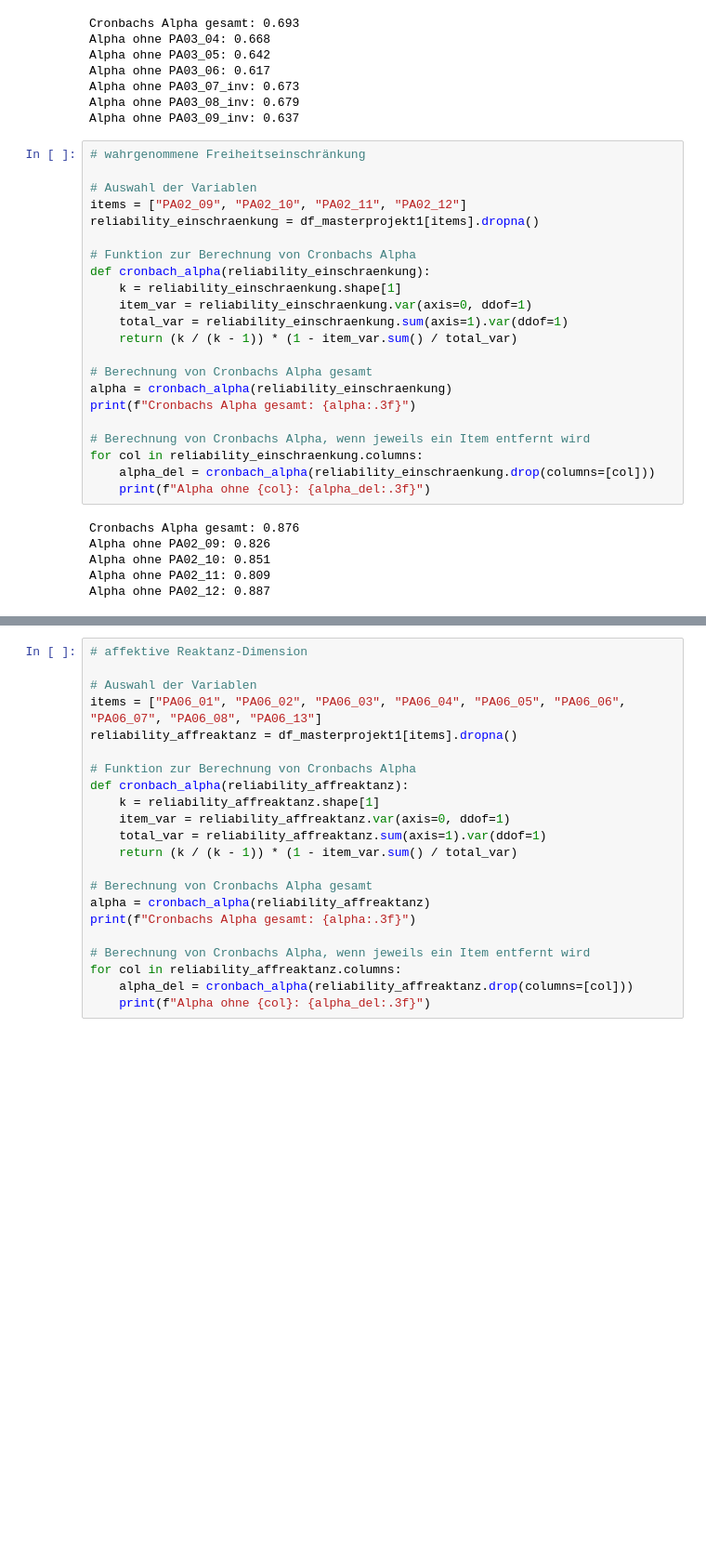
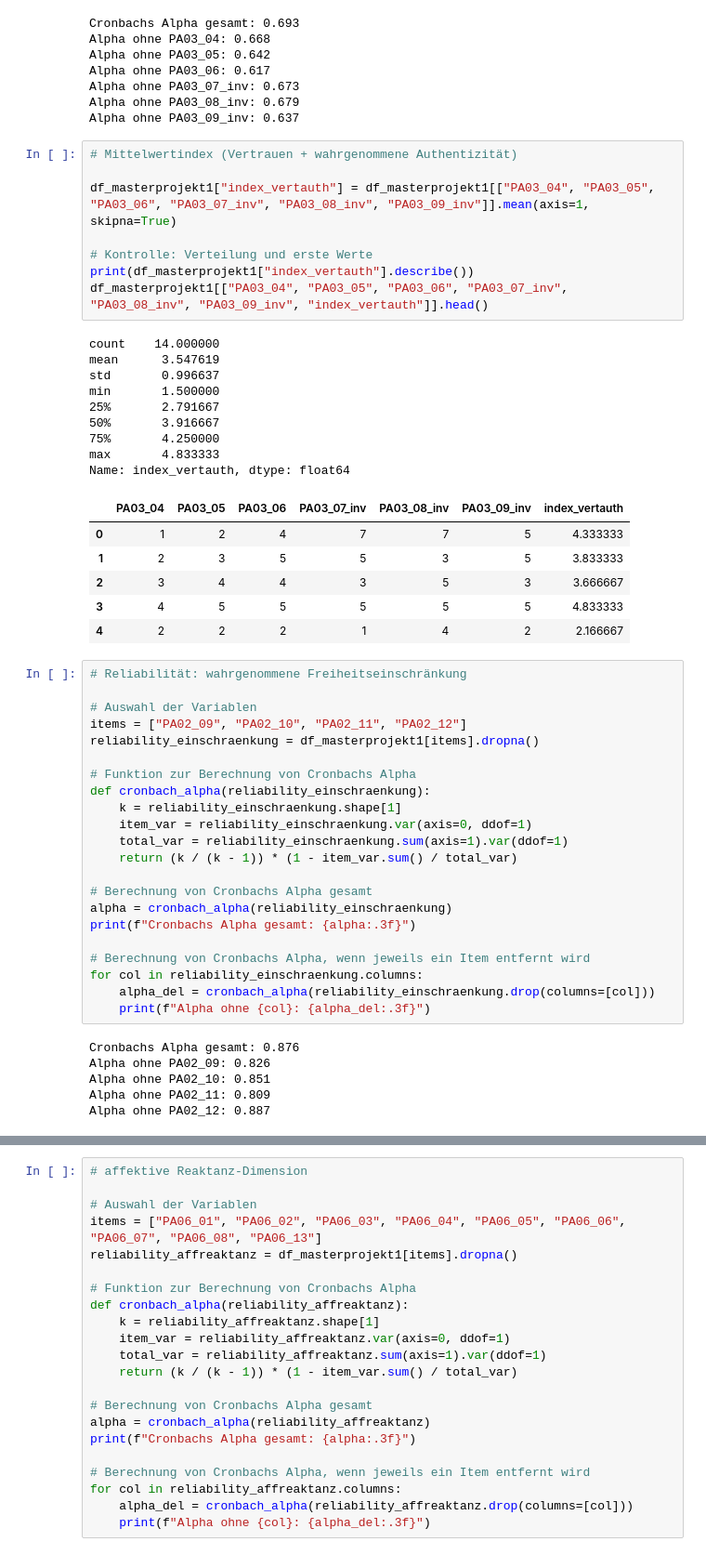
Before and after one commit to lara-polat/KI_Demokratie, a Jupyter notebook: analysis1.ipynb, the cells around one changed output, grey strips where cells are left out. Shown at 93% size. Drawn from its saved outputs; the diff is of its cells as text; blank space fills up the shorter version.

```diff
--- a/analysis1.ipynb
+++ b/analysis1.ipynb
@@ -222,8 +250,32 @@ Alpha ohne PA03_06: 0.617
 Alpha ohne PA03_07_inv: 0.673
 Alpha ohne PA03_08_inv: 0.679
 Alpha ohne PA03_09_inv: 0.637
+# %%
+# Mittelwertindex (Vertrauen + wahrgenommene Authentizität)
+
+df_masterprojekt1["index_vertauth"] = df_masterprojekt1[["PA03_04", "PA03_05", "PA03_06", "PA03_07_inv", "PA03_08_inv", "PA03_09_inv"]].mean(axis=1, skipna=True)
+
+# Kontrolle: Verteilung und erste Werte
+print(df_masterprojekt1["index_vertauth"].describe())
+df_masterprojekt1[["PA03_04", "PA03_05", "PA03_06", "PA03_07_inv", "PA03_08_inv", "PA03_09_inv", "index_vertauth"]].head()
+# %% [output]
+count    14.000000
+mean      3.547619
+std       0.996637
+min       1.500000
+25%       2.791667
+50%       3.916667
+75%       4.250000
+max       4.833333
+Name: index_vertauth, dtype: float64
+|  | PA03_04 | PA03_05 | PA03_06 | PA03_07_inv | PA03_08_inv | PA03_09_inv | index_vertauth |
+| 0 | 1 | 2 | 4 | 7 | 7 | 5 | 4.333333 |
+| 1 | 2 | 3 | 5 | 5 | 3 | 5 | 3.833333 |
+| 2 | 3 | 4 | 4 | 3 | 5 | 3 | 3.666667 |
+| 3 | 4 | 5 | 5 | 5 | 5 | 5 | 4.833333 |
+| 4 | 2 | 2 | 2 | 1 | 4 | 2 | 2.166667 |
 # %%
-# wahrgenommene Freiheitseinschränkung
+# Reliabilität: wahrgenommene Freiheitseinschränkung
 
 # Auswahl der Variablen
 items = ["PA02_09", "PA02_10", "PA02_11", "PA02_12"]
```
Also changed, not shown: parts of 17 cells of this notebook.
